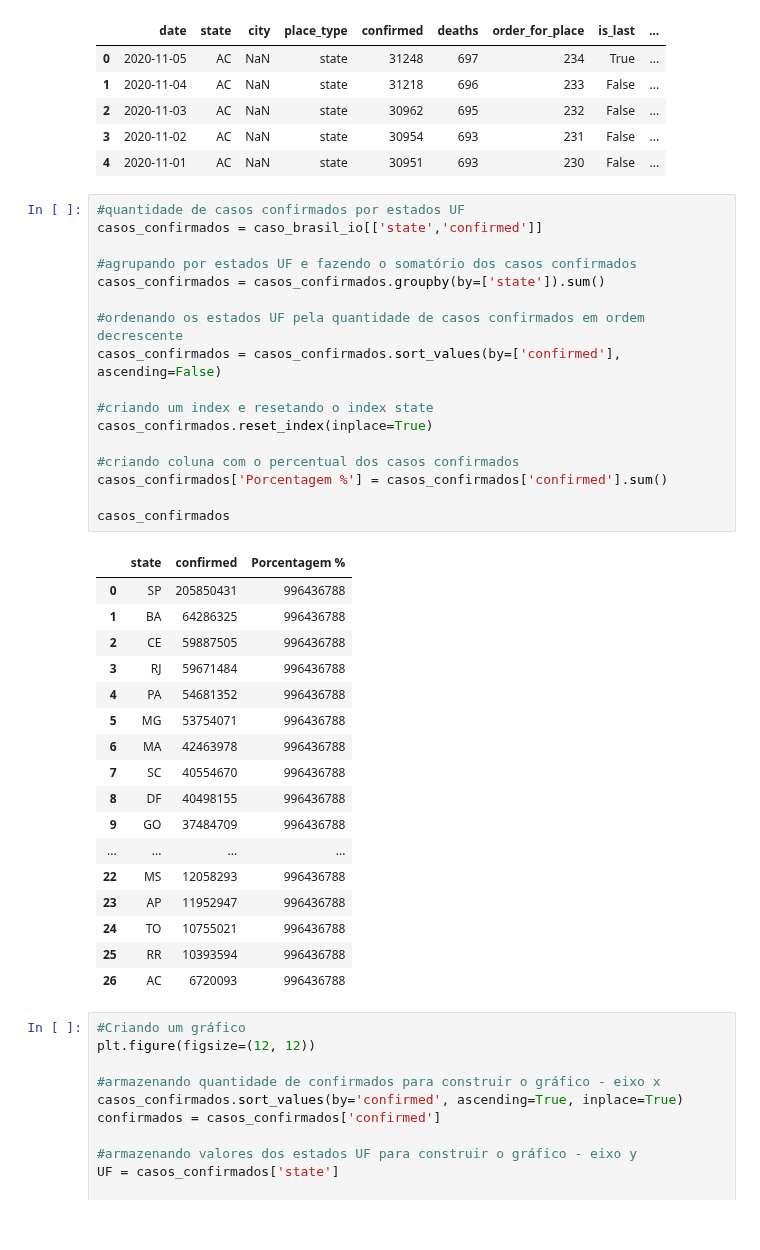
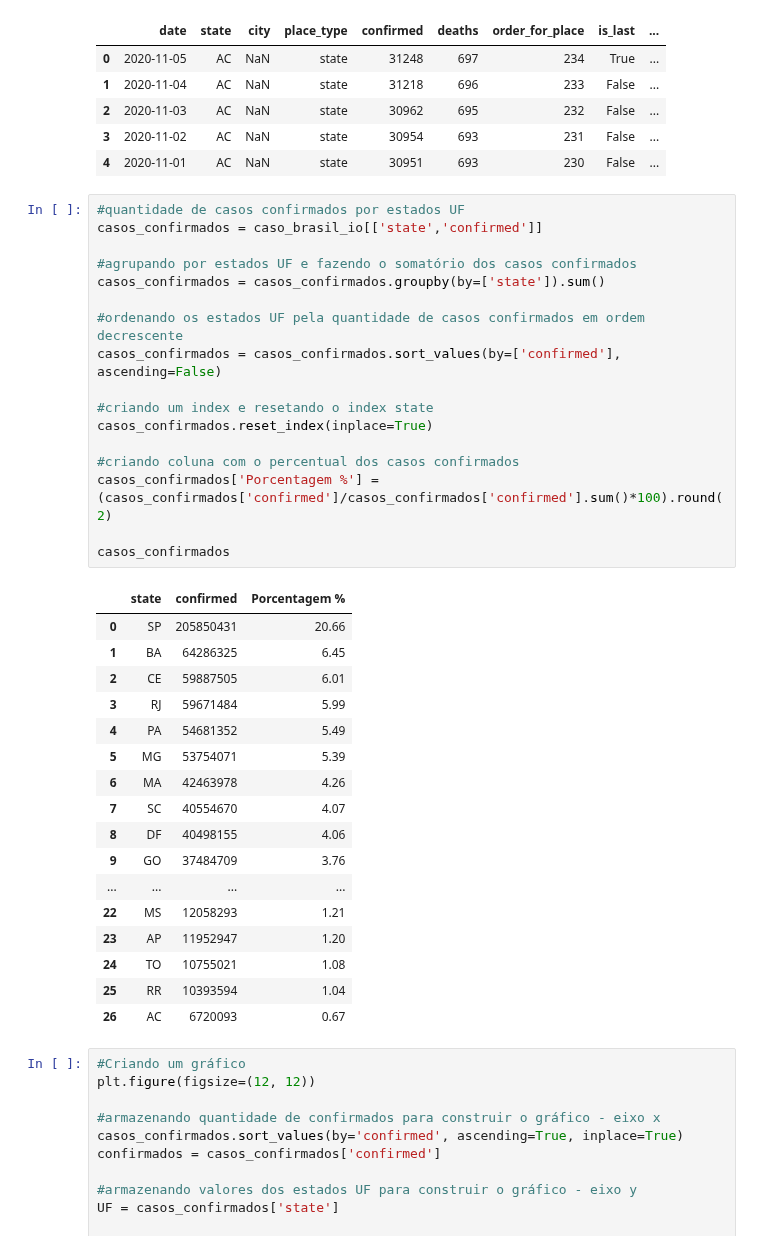
Before and after one commit to yoshinaga2904/Bootcamp-Alura, a Jupyter notebook: Fabio_Yoshinaga_Projeto_modulo_1.ipynb, the cells around one changed output. Drawn from its saved outputs; the diff is of its cells as text.

```diff
--- a/Fabio_Yoshinaga_Projeto_modulo_1.ipynb
+++ b/Fabio_Yoshinaga_Projeto_modulo_1.ipynb
@@ -193,38 +193,38 @@ caso_brasil_io.head()
 # %%
 #quantidade de casos confirmados por estados UF
 casos_confirmados = caso_brasil_io[['state','confirmed']]
 
 #agrupando por estados UF e fazendo o somatório dos casos confirmados
 casos_confirmados = casos_confirmados.groupby(by=['state']).sum()
 
 #ordenando os estados UF pela quantidade de casos confirmados em ordem decrescente
 casos_confirmados = casos_confirmados.sort_values(by=['confirmed'], ascending=False)
 
 #criando um index e resetando o index state
 casos_confirmados.reset_index(inplace=True)
 
 #criando coluna com o percentual dos casos confirmados
-casos_confirmados['Porcentagem %'] = casos_confirmados['confirmed'].sum()
+casos_confirmados['Porcentagem %'] = (casos_confirmados['confirmed']/casos_confirmados['confirmed'].sum()*100).round(2)
 
 casos_confirmados
 # %% [output]
 |  | state | confirmed | Porcentagem % |
-| 0 | SP | 205850431 | 996436788 |
-| 1 | BA | 64286325 | 996436788 |
-| 2 | CE | 59887505 | 996436788 |
-| 3 | RJ | 59671484 | 996436788 |
-| 4 | PA | 54681352 | 996436788 |
-| 5 | MG | 53754071 | 996436788 |
-| 6 | MA | 42463978 | 996436788 |
-| 7 | SC | 40554670 | 996436788 |
-| 8 | DF | 40498155 | 996436788 |
-| 9 | GO | 37484709 | 996436788 |
+| 0 | SP | 205850431 | 20.66 |
+| 1 | BA | 64286325 | 6.45 |
+| 2 | CE | 59887505 | 6.01 |
+| 3 | RJ | 59671484 | 5.99 |
+| 4 | PA | 54681352 | 5.49 |
+| 5 | MG | 53754071 | 5.39 |
+| 6 | MA | 42463978 | 4.26 |
+| 7 | SC | 40554670 | 4.07 |
+| 8 | DF | 40498155 | 4.06 |
+| 9 | GO | 37484709 | 3.76 |
 | ... | ... | ... | ... |
-| 22 | MS | 12058293 | 996436788 |
-| 23 | AP | 11952947 | 996436788 |
-| 24 | TO | 10755021 | 996436788 |
-| 25 | RR | 10393594 | 996436788 |
-| 26 | AC | 6720093 | 996436788 |
+| 22 | MS | 12058293 | 1.21 |
+| 23 | AP | 11952947 | 1.20 |
+| 24 | TO | 10755021 | 1.08 |
+| 25 | RR | 10393594 | 1.04 |
+| 26 | AC | 6720093 | 0.67 |
 # %%
 #Criando um gráfico
 plt.figure(figsize=(12, 12))
```
